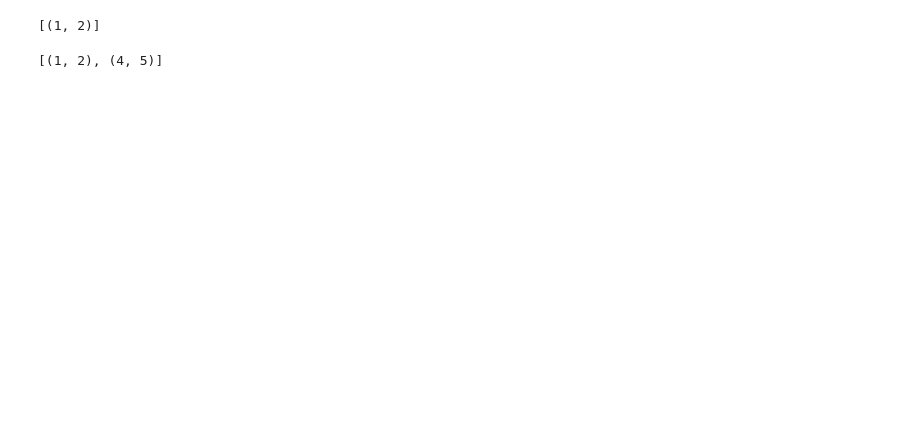
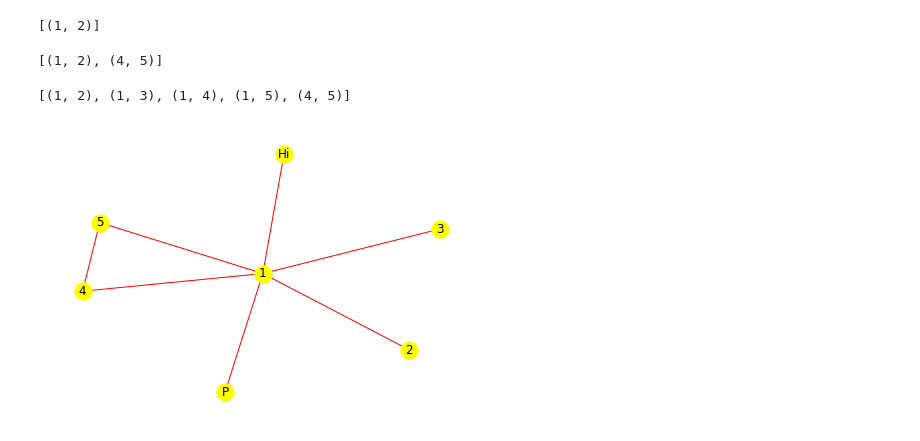
Before and after one commit to swleexz/TIL, a Jupyter notebook: 01_bigdata_ai_via_python/06_bigdata_analysis.ipynb, the cells around one changed output. Cells and saved outputs as stored; diff of their text form; code cells hidden in the pictures; blank space fills up the shorter version.

```diff
--- a/01_bigdata_ai_via_python/06_bigdata_analysis.ipynb
+++ b/01_bigdata_ai_via_python/06_bigdata_analysis.ipynb
@@ -50,3 +50,13 @@ G.add_edge(4, 5)
 print(G.edges())
 # %% [output]
 [(1, 2), (4, 5)]
+# %%
+G.add_edges_from([(1, 2), (1, 3), (1, 4), (1, 5)])
+print(G.edges())
+# %% [output]
+[(1, 2), (1, 3), (1, 4), (1, 5), (4, 5)]
+# %%
+G.add_edges_from([(1, 'Hi'), (1, 'P')])
+nx.draw(G, with_labels=True, node_color='yellow', edge_color='red')
+# %% [output]
+[figure, added]
```
Also changed, not shown: parts of 44 cells of this notebook, 5 other files.
